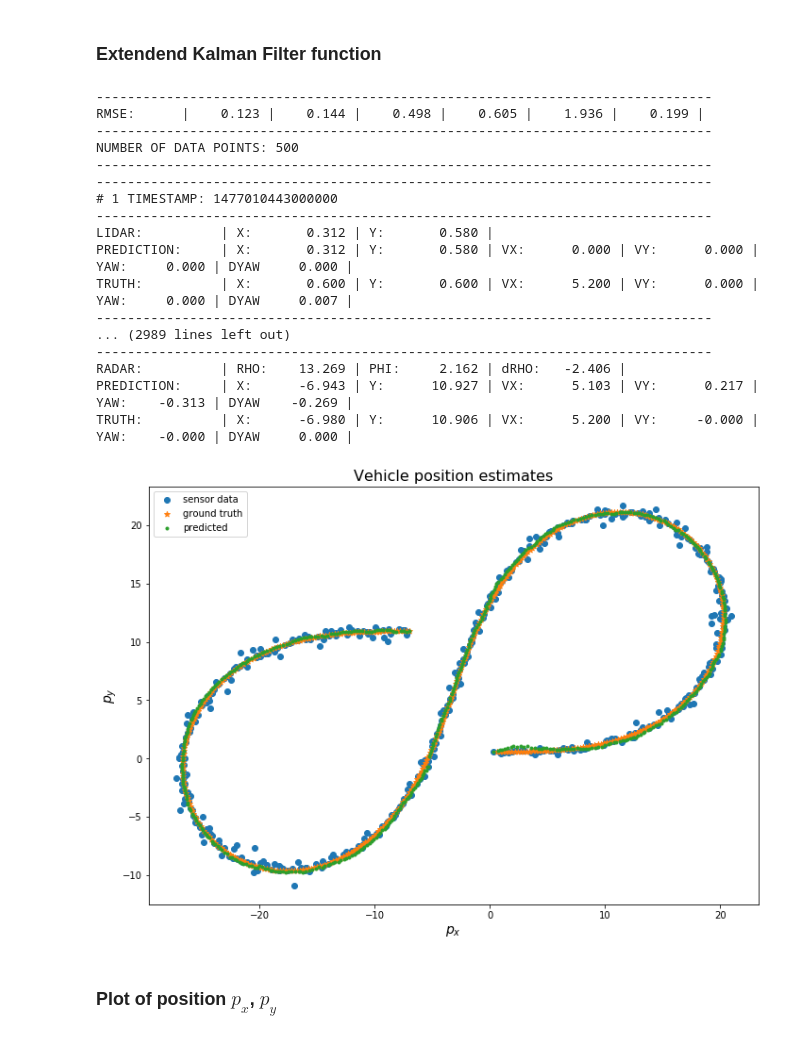
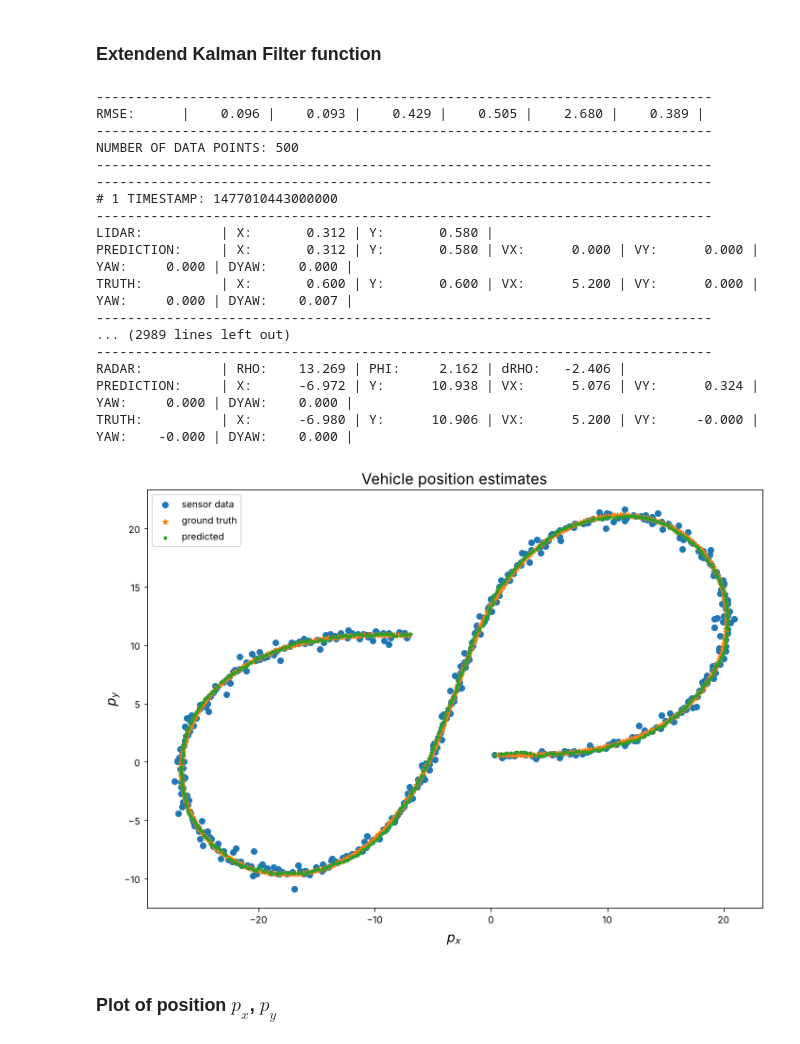
Before and after one commit to nykabhishek/robot-localization-algorithms, a Jupyter notebook: ekf_sensor_fusion/EKF.ipynb, the cells around one changed output. Cells and saved outputs as stored; diff of their text form; code cells hidden in the pictures.

```diff
--- a/ekf_sensor_fusion/EKF.ipynb
+++ b/ekf_sensor_fusion/EKF.ipynb
@@ -318,6 +327,9 @@ def parse_data(file_path):
 
     for line in f:
       data = line.split()
+
+      if not data:
+        continue
 
       if data[0]  == 'L':
 
@@ -358,6 +370,9 @@ def parse_data(file_path):
 
         ground_truth_data = DataPoint(g)
 
+      else:
+        raise ValueError("Unknown sensor id: " + data[0])
+
       sensor_data.append(sensor_data_point)
       ground_truths.append(ground_truth_data)
 
@@ -447,17 +462,17 @@ def print_EKF_data(sensor_data, ground_truths, state_estimations, RMSE):
 std_lidar = 0.15      # standard deviation of lidar position measurement, applies for x and y [m]
 std_radar_r = 0.3     # standard deviation of radius radar measurement [m]
 std_radar_phi = 0.1   # standard deviation of angle radar measurement [rad]
-std_radar_rdot = 0.2  # standard deviation of angle rate radar measurement [rad/s]
+std_radar_rdot = 0.2  # standard deviation of range rate radar measurement [m/s]
 
 
-''' Lidar covariance matrix '''
-lidar_R = np.matrix([[std_lidar, 0],
-                     [0, std_lidar]])
+''' Lidar covariance matrix (variances = squared standard deviations) '''
+lidar_R = np.matrix([[std_lidar**2, 0],
+                     [0, std_lidar**2]])
 
-''' Radar covariance matrix '''
-radar_R = np.matrix([[std_radar_r, 0,             0],
-                     [0,           std_radar_phi, 0],
-                     [0,           0,             std_radar_rdot]])
+''' Radar covariance matrix (variances = squared standard deviations) '''
+radar_R = np.matrix([[std_radar_r**2, 0,                0],
+                     [0,              std_radar_phi**2, 0],
+                     [0,              0,                std_radar_rdot**2]])
 
 ''' Lidar transformantion matrix '''
 lidar_H = np.matrix([[1, 0, 0, 0, 0, 0],
@@ -489,16 +504,17 @@ d = {
     'acceleration_noise_y': 5,
     'yawrate_noise': 2
     }
-
-EKF = Extended_KF(d)
 # %%
+''' A new filter is created on every run so no state is carried over from a previous run '''
+EKF = Extended_KF(d)
+
 sensor_data, ground_truths = parse_data("data/data_ekf.txt")
 state_estimations = get_state_estimations(EKF, sensor_data)
 px, py, vx, vy, yaw, dyaw = get_RMSE(state_estimations, ground_truths)
 print_EKF_data(sensor_data, ground_truths, state_estimations, RMSE = [px, py, vx, vy, yaw, dyaw])
 # %% [output]
 -------------------------------------------------------------------------------
-RMSE:      |    0.123 |    0.144 |    0.498 |    0.605 |    1.936 |    0.199 |
+RMSE:      |    0.096 |    0.093 |    0.429 |    0.505 |    2.680 |    0.389 |
 -------------------------------------------------------------------------------
 NUMBER OF DATA POINTS: 500
 -------------------------------------------------------------------------------
@@ -506,14 +522,14 @@ NUMBER OF DATA POINTS: 500
 # 1 TIMESTAMP: 1477010443000000
 -------------------------------------------------------------------------------
 LIDAR:          | X:       0.312 | Y:       0.580 |
-PREDICTION:     | X:       0.312 | Y:       0.580 | VX:      0.000 | VY:      0.000 | YAW:     0.000 | DYAW     0.000 |
-TRUTH:          | X:       0.600 | Y:       0.600 | VX:      5.200 | VY:      0.000 | YAW:     0.000 | DYAW     0.007 |
+PREDICTION:     | X:       0.312 | Y:       0.580 | VX:      0.000 | VY:      0.000 | YAW:     0.000 | DYAW:    0.000 |
+TRUTH:          | X:       0.600 | Y:       0.600 | VX:      5.200 | VY:      0.000 | YAW:     0.000 | DYAW:    0.007 |
 -------------------------------------------------------------------------------
 ... (2989 lines left out)
 -------------------------------------------------------------------------------
 RADAR:          | RHO:    13.269 | PHI:     2.162 | dRHO:   -2.406 |
-PREDICTION:     | X:      -6.943 | Y:      10.927 | VX:      5.103 | VY:      0.217 | YAW:    -0.313 | DYAW    -0.269 |
-TRUTH:          | X:      -6.980 | Y:      10.906 | VX:      5.200 | VY:     -0.000 | YAW:    -0.000 | DYAW     0.000 |
+PREDICTION:     | X:      -6.972 | Y:      10.938 | VX:      5.076 | VY:      0.324 | YAW:     0.000 | DYAW:    0.000 |
+TRUTH:          | X:      -6.980 | Y:      10.906 | VX:      5.200 | VY:     -0.000 | YAW:    -0.000 | DYAW:    0.000 |
 # %%
 x_sensor, y_sensor, vx_sensor, vy_sensor = [], [], [], []
 x_pred, y_pred, vx_pred, vy_pred, yaw_pred, dyaw_pred, t_pred = [], [], [], [], [], [], []
@@ -523,26 +539,15 @@ radar_r_sensor=[]
 radar_p_sensor=[]
 radar_d_sensor=[]
 
-i=0
 for s, p, t in zip(sensor_data, state_estimations, ground_truths):
     if s.get_name() == 'lidar':
-        x_s, y_s, _, _ = s.get()
-        x_sensor.append(x_s)
-        y_sensor.append(y_s)
-        try:
-            vx_sensor.append(vx_s)
-            vy_sensor.append(vy_s)
-        except:
-            vx_sensor.append(0)
-            vy_sensor.append(0)
-
-
+        x_s, y_s, vx_s, vy_s = s.get()   # lidar does not measure velocity, get() returns zeros for it
     else:
         x_s, y_s, vx_s, vy_s = s.get()
-        x_sensor.append(x_s)
-        y_sensor.append(y_s)
-        vx_sensor.append(vx_s)
-        vy_sensor.append(vy_s)
+    x_sensor.append(x_s)
+    y_sensor.append(y_s)
+    vx_sensor.append(vx_s)
+    vy_sensor.append(vy_s)
 
     x_p, y_p, vx_p, vy_p, yaw_p, dyaw_p = p.get()
     time_p = p.get_timestamp()
@@ -550,34 +555,34 @@ for s, p, t in zip(sensor_data, state_estimations, ground_truths):
     y_pred.append(y_p)
     vx_pred.append(vx_p)
     vy_pred.append(vy_p)
     yaw_pred.append(yaw_p)
     dyaw_pred.append(dyaw_p)
     t_pred.append(time_p)
 
 
     x_t ,y_t , vx_t, vy_t, yaw_t, dyaw_t = t.get()
     time_t = t.get_timestamp()
     x_true.append(x_t)
     y_true.append(y_t)
     vx_true.append(vx_t)
     vy_true.append(vy_t)
     yaw_true.append(yaw_t)
     dyaw_true.append(dyaw_t)
     t_true.append(time_t)
 
 plt.scatter(x_sensor,y_sensor,label="sensor data",marker="o")
 plt.scatter(x_true,y_true,label="ground truth",marker="*")
 plt.scatter(x_pred,y_pred,label="predicted",marker=".")
 
 plt.xlabel('$p_x$', fontsize=14)
 plt.ylabel('$p_y$', fontsize=14)
 
 plt.legend()
 plt.tight_layout()
 plt.title('Vehicle position estimates', fontsize=16)
 plt.show()
 # %% [output]
-[figure, old version]
+[figure, new version]
 # %% [markdown]
 ### Plot of position $p_x$, $p_y$
 # %%
```
Also changed, not shown: parts of 9 cells of this notebook, 5 other files.
